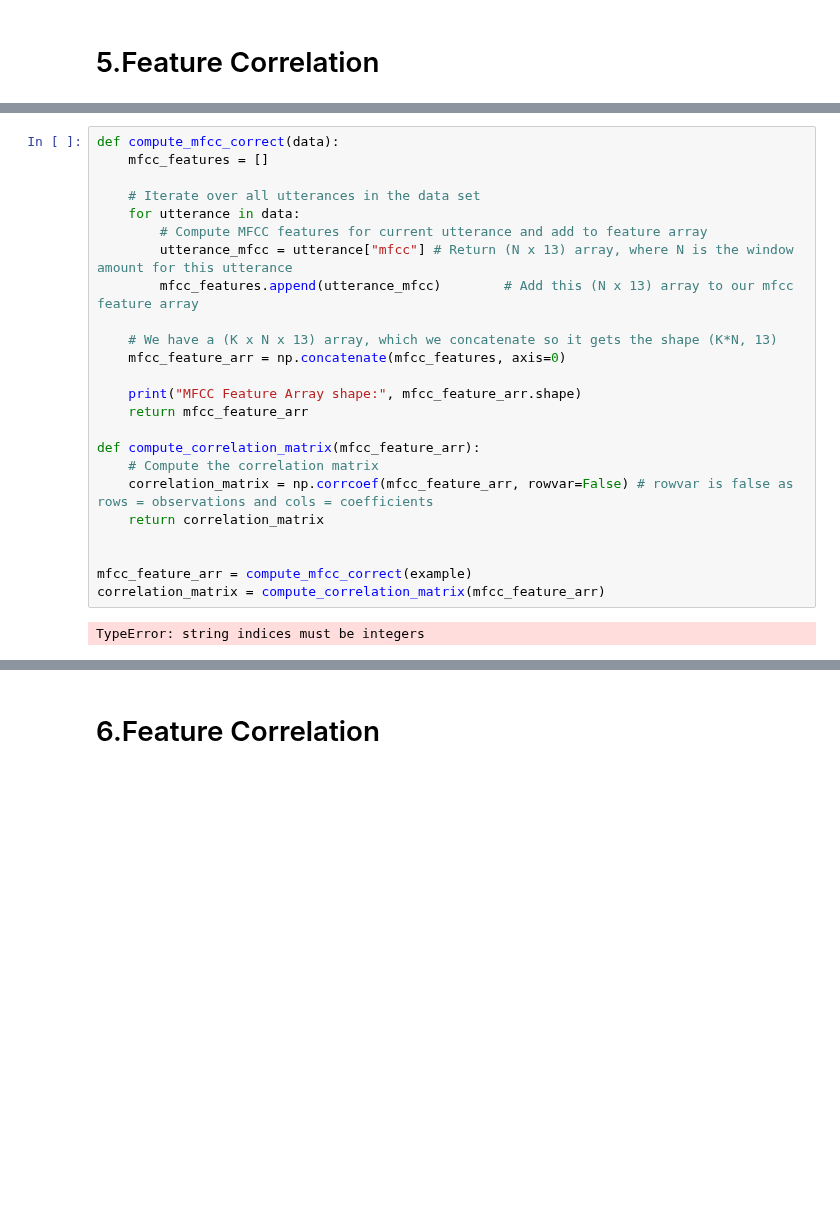
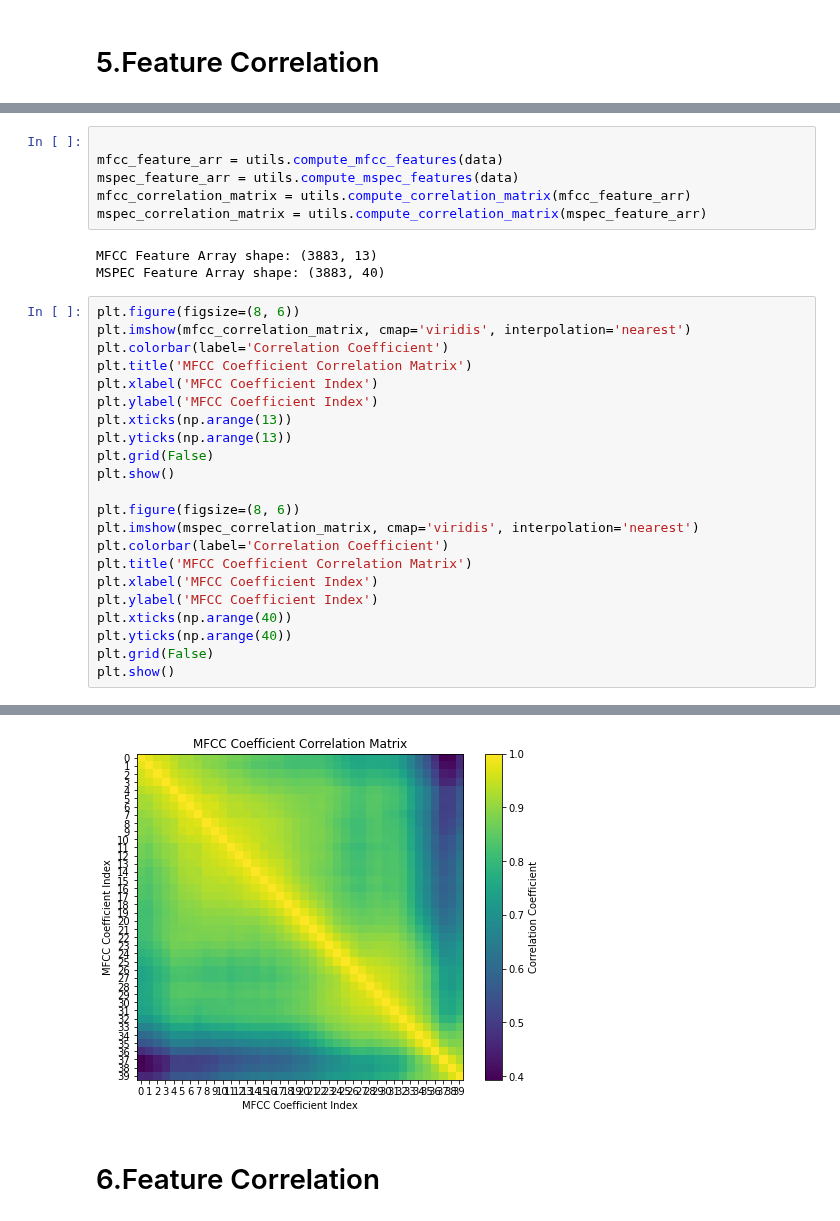
Before and after one commit to kyebinan/Speach-Speaker-Recognition, a Jupyter notebook: Lab1/lab1.ipynb, the cells around one changed output, grey strips where cells are left out. Cells and saved outputs as stored; diff of their text form; blank space fills up the shorter version.

Commit message:
I've added the utils file with all auxiliars func

```diff
--- a/Lab1/lab1.ipynb
+++ b/Lab1/lab1.ipynb
@@ -221,26 +196,32 @@ MFCC Feature Array shape: (3883, 13)
-# %%
-def compute_mfcc_correct(data):
-    mfcc_features = []
-
-    # Iterate over all utterances in the data set
-    for utterance in data:
-        # Compute MFCC features for current utterance and add to feature array
-        utterance_mfcc = utterance["mfcc"] # Return (N x 13) array, where N is the window amount for this utterance
-        mfcc_features.append(utterance_mfcc)        # Add this (N x 13) array to our mfcc feature array
-
-    # We have a (K x N x 13) array, which we concatenate so it gets the shape (K*N, 13)
-    mfcc_feature_arr = np.concatenate(mfcc_features, axis=0)
-
-    print("MFCC Feature Array shape:", mfcc_feature_arr.shape)
-    return mfcc_feature_arr
-
-def compute_correlation_matrix(mfcc_feature_arr):
-    # Compute the correlation matrix
-    correlation_matrix = np.corrcoef(mfcc_feature_arr, rowvar=False) # rowvar is false as rows = observations and cols = coefficients
-    return correlation_matrix
-
-
-mfcc_feature_arr = compute_mfcc_correct(example)
-correlation_matrix = compute_correlation_matrix(mfcc_feature_arr)
-# %% [output]
-TypeError: string indices must be integers
+# %%
+
+mfcc_feature_arr = utils.compute_mfcc_features(data)
+mspec_feature_arr = utils.compute_mspec_features(data)
+mfcc_correlation_matrix = utils.compute_correlation_matrix(mfcc_feature_arr)
+mspec_correlation_matrix = utils.compute_correlation_matrix(mspec_feature_arr)
+# %% [output]
+MFCC Feature Array shape: (3883, 13)
+MSPEC Feature Array shape: (3883, 40)
+# %%
+plt.figure(figsize=(8, 6))
+plt.imshow(mfcc_correlation_matrix, cmap='viridis', interpolation='nearest')
+plt.colorbar(label='Correlation Coefficient')
+plt.title('MFCC Coefficient Correlation Matrix')
+plt.xlabel('MFCC Coefficient Index')
+plt.ylabel('MFCC Coefficient Index')
+plt.xticks(np.arange(13))
+plt.yticks(np.arange(13))
+plt.grid(False)
+plt.show()
+
+plt.figure(figsize=(8, 6))
+plt.imshow(mspec_correlation_matrix, cmap='viridis', interpolation='nearest')
+plt.colorbar(label='Correlation Coefficient')
+plt.title('MFCC Coefficient Correlation Matrix')
+plt.xlabel('MFCC Coefficient Index')
+plt.ylabel('MFCC Coefficient Index')
+plt.xticks(np.arange(40))
+plt.yticks(np.arange(40))
+plt.grid(False)
+plt.show()
+# %% [output]
@@ -247,2 +229,3 @@ TypeError: string indices must be integers
+[figure, added]
 # %% [markdown]
 # 6.Feature Correlation
```
Also changed, not shown: parts of 9 cells of this notebook, 1 other file.
